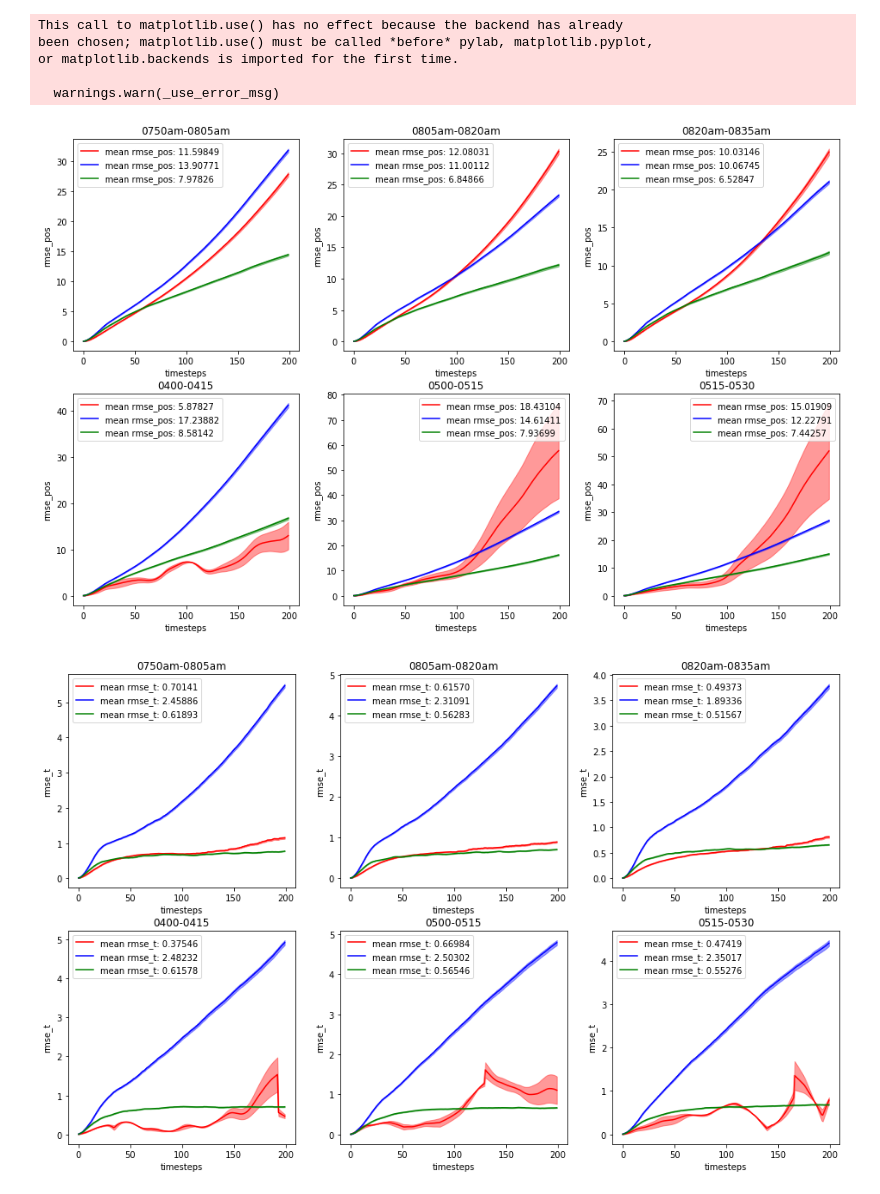
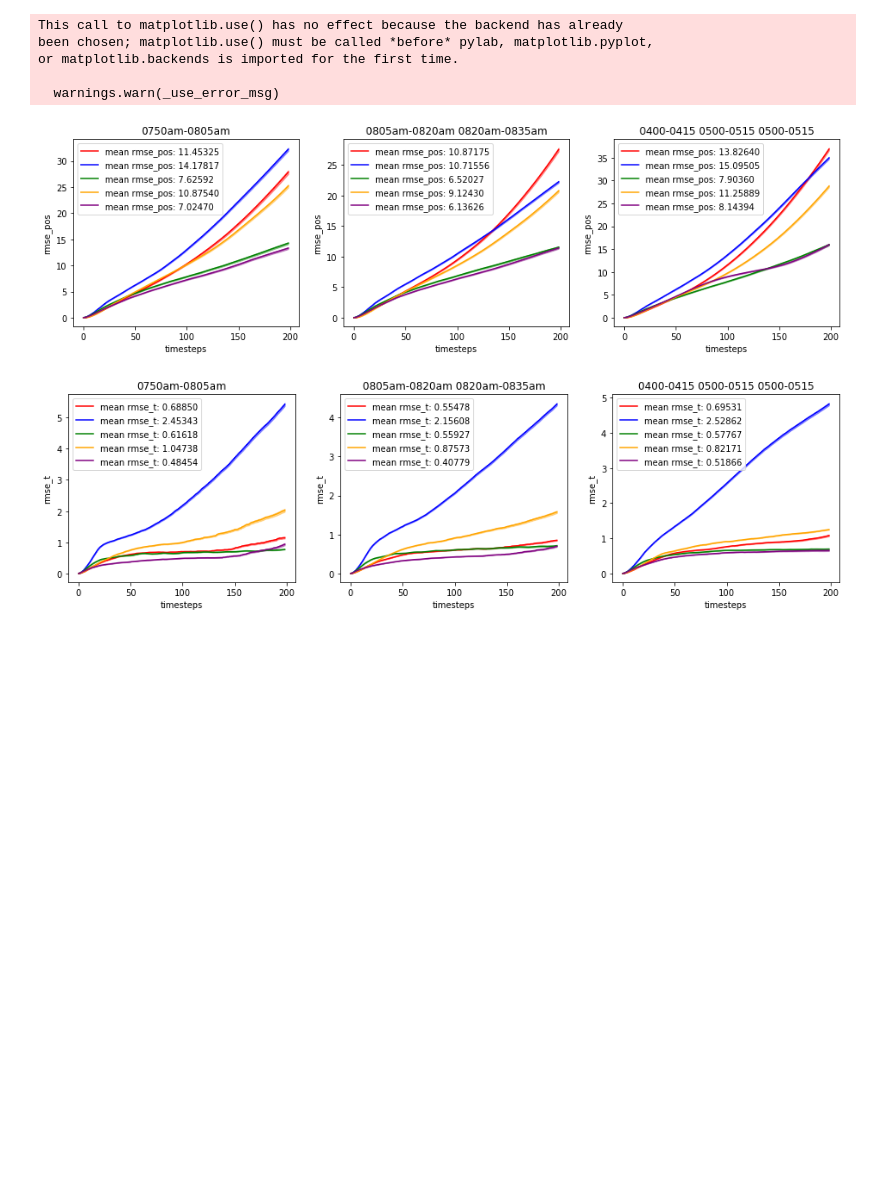
Before and after one commit to wulfebw/ngsim_env, a Jupyter notebook: scripts/imitation/visualize.ipynb, the cells around one changed output. Cells and saved outputs as stored; diff of their text form; code cells hidden in the pictures; blank space fills up the shorter version.

```diff
--- a/scripts/imitation/visualize.ipynb
+++ b/scripts/imitation/visualize.ipynb
@@ -13,7 +13,7 @@ or matplotlib.backends is imported for the first time.
 
   warnings.warn(_use_error_msg)
 # %%
-length = 200
+length = 199 # 200?
 # %%
 def filename2label(fn):
     s = fn.find('-') + 1
@@ -42,6 +42,13 @@ infogail_trajs, infogail_labels = load_trajs_labels(directory)
 
 directory = '../../data/experiments/hgail/imitate/validation/'
 hgail_trajs, hgail_labels = load_trajs_labels(directory)
+
+directory = '../../data/experiments/gail-recurrent/imitate/validation/'
+rgail_trajs, rgail_labels = load_trajs_labels(directory)
+
+directory = '../../data/experiments/hgail_8_latent/imitate/validation/'
+'data/experiments/hgail_8_latent/validation'
+h8gail_trajs, h8gail_labels = load_trajs_labels(directory)
 # %%
 def visualize_trajectories(trajs, length, label='', color='blue', attr='rmse'):
     rmses = []
@@ -59,18 +66,34 @@ def visualize_trajectories(trajs, length, label='', color='blue', attr='rmse'):
     plt.title(label)
     plt.legend()
 # %%
-def plot_validation(trajs, labels, color='blue', length=200, attr='rmse'):
+# def plot_validation(trajs, labels, color='blue', length=199, attr='rmse'):
+#     for i, traj in enumerate(trajs):
+#         plt.subplot(2,3,i+1)
+#         visualize_trajectories(traj, length, labels[i], attr=attr, color=color)
+def plot_validation(trajs, labels, color='blue', length=199, attr='rmse'):
+    trajs = [
+        trajs[0],
+        np.concatenate((trajs[1], trajs[2])),
+        np.concatenate((trajs[3], trajs[4], trajs[5]))
+    ]
+    labels = [
+        labels[0],
+        labels[1] + ' ' + labels[2],
+        labels[3] + ' ' + labels[4] + ' ' + labels[4]
+    ]
     for i, traj in enumerate(trajs):
-        plt.subplot(2,3,i+1)
+        plt.subplot(1,3,i+1)
         visualize_trajectories(traj, length, labels[i], attr=attr, color=color)
 # %%
 attrs = ['rmse_pos', 'rmse_t', 'rmse_vel', 'is_colliding']
 for attr in attrs:
-    plt.figure(figsize=(16,10))
+    plt.figure(figsize=(16,4))
     plot_validation(gail_trajs, gail_labels, color='red', attr=attr)
     plot_validation(infogail_trajs, infogail_labels, color='blue', attr=attr)
     plot_validation(hgail_trajs, hgail_labels, color='green', attr=attr)
+    plot_validation(rgail_trajs, rgail_labels, color='orange', attr=attr)
+    plot_validation(h8gail_trajs, h8gail_labels, color='purple', attr=attr)
     plt.show()
 # %% [output]
-[figure, old version]
+[figure, new version]
-[figure, old version]
+[figure, new version]
```
Also changed, not shown: parts of 1 cell of this notebook, 3 other files.
